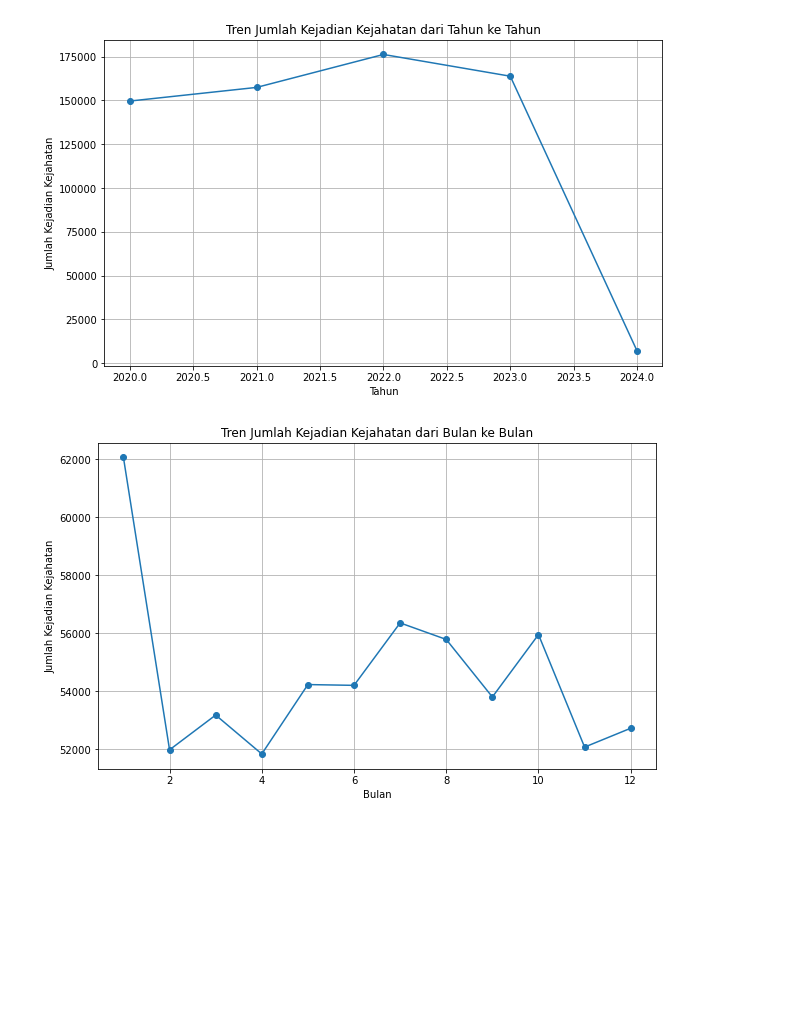
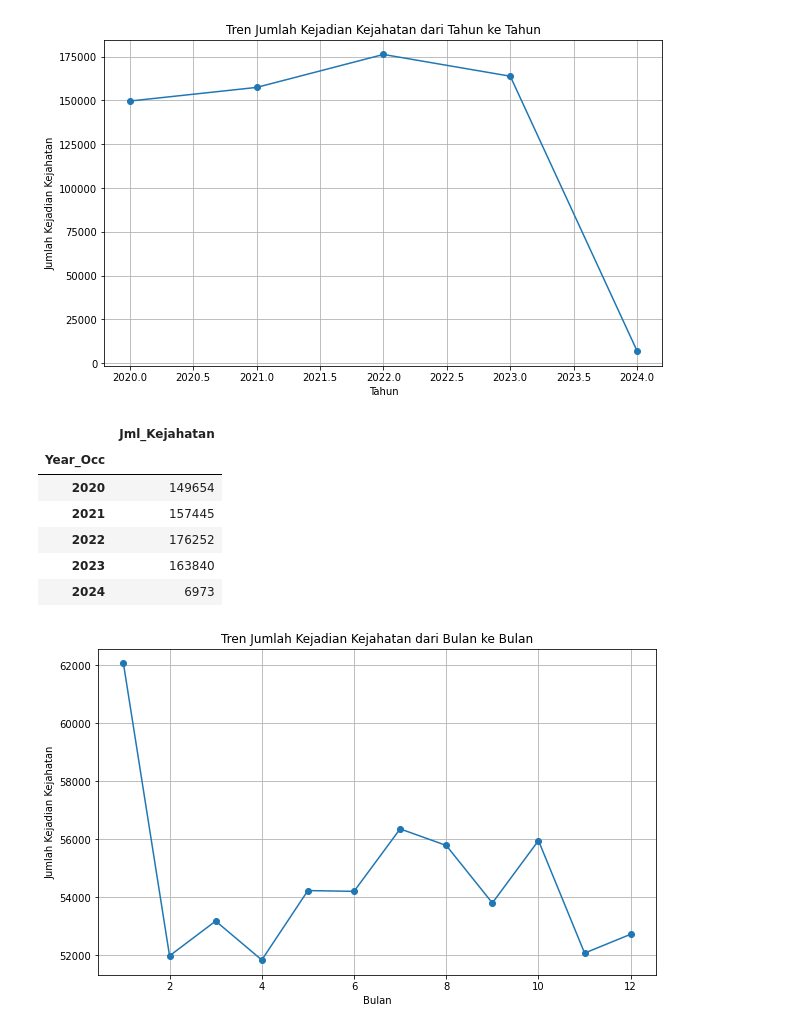
Before and after one commit to RIFF7/capstone-project, a Jupyter notebook: capstone_project.ipynb, the cells around one changed output. Cells and saved outputs as stored; diff of their text form; code cells hidden in the pictures; blank space fills up the shorter version.

```diff
--- a/capstone_project.ipynb
+++ b/capstone_project.ipynb
@@ -1213,11 +1221,11 @@ plt.show()
 # jumlah laporan kejahatan dari waktu ke waktu
 
 # Agregasi jumlah kejadian kejahatan berdasarkan tahun
-monthly_report_count = data_clean.groupby('Year_Occ').size()
+yearOcc_report_count = data_clean.groupby('Year_Occ').size()
 
 # Plot tren jumlah laporan kejahatan dari waktu ke waktu
 plt.figure(figsize=(10, 6))
-monthly_report_count.plot(kind='line', marker='o')
+yearOcc_report_count.plot(kind='line', marker='o')
 plt.title('Tren Jumlah Kejadian Kejahatan dari Tahun ke Tahun')
 plt.xlabel('Tahun')
 plt.ylabel('Jumlah Kejadian Kejahatan')
@@ -1225,6 +1233,18 @@ plt.grid(True)
 plt.show()
 # %% [output]
 [figure]
+# %%
+view_frame_yearOcc = pd.DataFrame(yearOcc_report_count)
+view_frame_yearOcc = view_frame_yearOcc.rename(columns={0: 'Jml_Kejahatan'})
+view_frame_yearOcc
+# %% [output]
+|  | Jml_Kejahatan |
+| Year_Occ |  |
+| 2020 | 149654 |
+| 2021 | 157445 |
+| 2022 | 176252 |
+| 2023 | 163840 |
+| 2024 | 6973 |
 # %%
 # Melakukan agregasi berdasarkan tahun untuk melihat tren
 # jumlah laporan kejahatan dari waktu ke waktu
```
Also changed, not shown: parts of 19 cells of this notebook, 2 other files.
